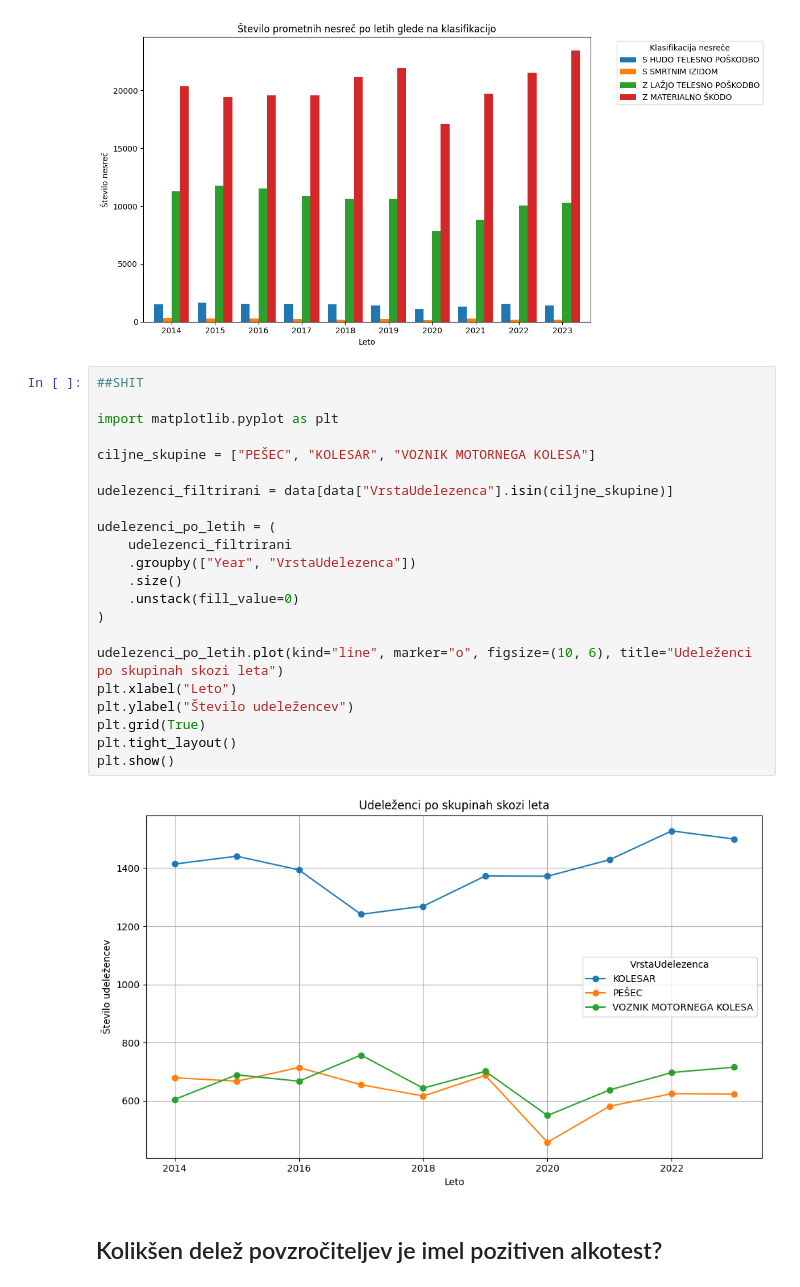
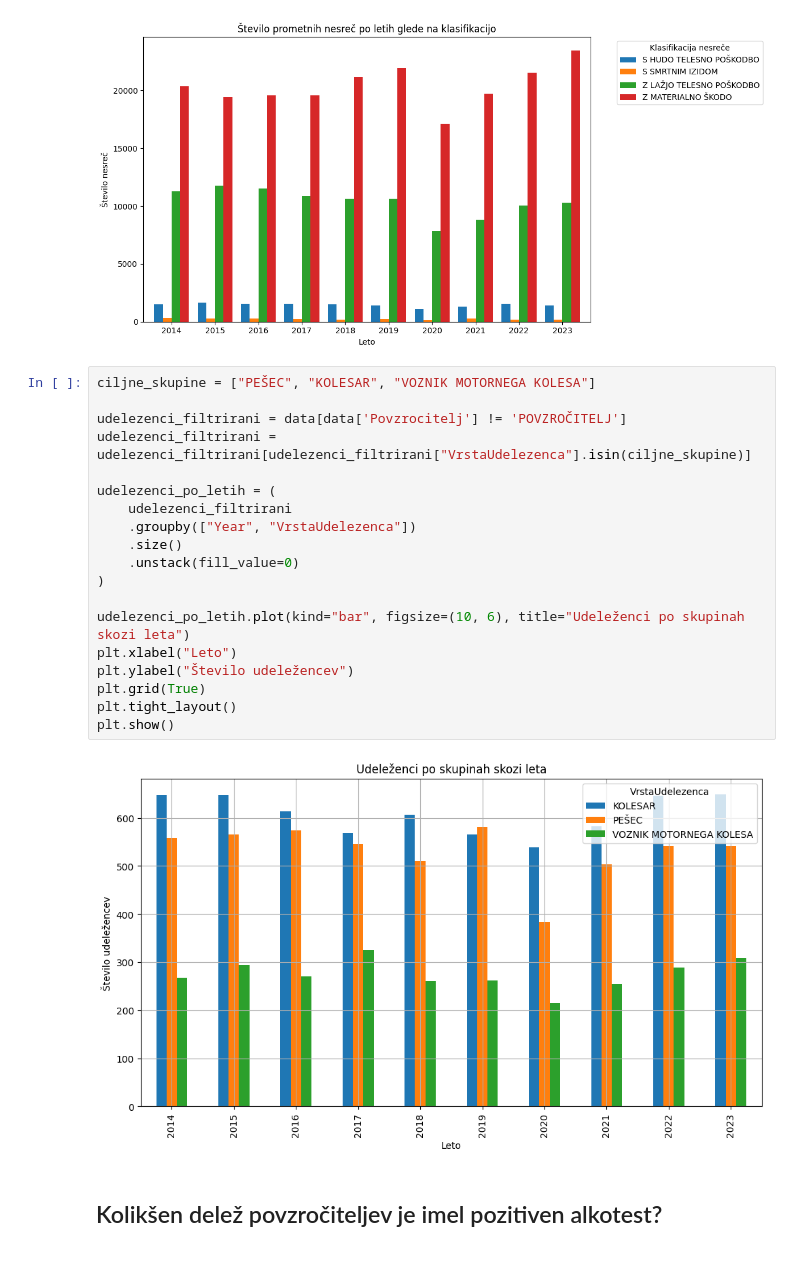
Before and after one commit to TeamsInsane/PR25_3, a Jupyter notebook: simple.ipynb, the cells around one changed output. Drawn from its saved outputs; the diff is of its cells as text.

```diff
--- a/simple.ipynb
+++ b/simple.ipynb
@@ -267,29 +293,26 @@ plt.show()
 # %% [output]
 [figure]
 # %%
-##SHIT
-
-import matplotlib.pyplot as plt
-
 ciljne_skupine = ["PEŠEC", "KOLESAR", "VOZNIK MOTORNEGA KOLESA"]
 
-udelezenci_filtrirani = data[data["VrstaUdelezenca"].isin(ciljne_skupine)]
+udelezenci_filtrirani = data[data['Povzrocitelj'] != 'POVZROČITELJ']
+udelezenci_filtrirani = udelezenci_filtrirani[udelezenci_filtrirani["VrstaUdelezenca"].isin(ciljne_skupine)]
 
 udelezenci_po_letih = (
     udelezenci_filtrirani
     .groupby(["Year", "VrstaUdelezenca"])
     .size()
     .unstack(fill_value=0)
 )
 
-udelezenci_po_letih.plot(kind="line", marker="o", figsize=(10, 6), title="Udeleženci po skupinah skozi leta")
+udelezenci_po_letih.plot(kind="bar", figsize=(10, 6), title="Udeleženci po skupinah skozi leta")
 plt.xlabel("Leto")
 plt.ylabel("Število udeležencev")
 plt.grid(True)
 plt.tight_layout()
 plt.show()
 # %% [output]
-[figure, old version]
+[figure, new version]
 # %% [markdown]
 ## Kolikšen delež povzročiteljev je imel pozitiven alkotest?
 # %%
```
Also changed, not shown: parts of 29 cells of this notebook, 18 other files.
